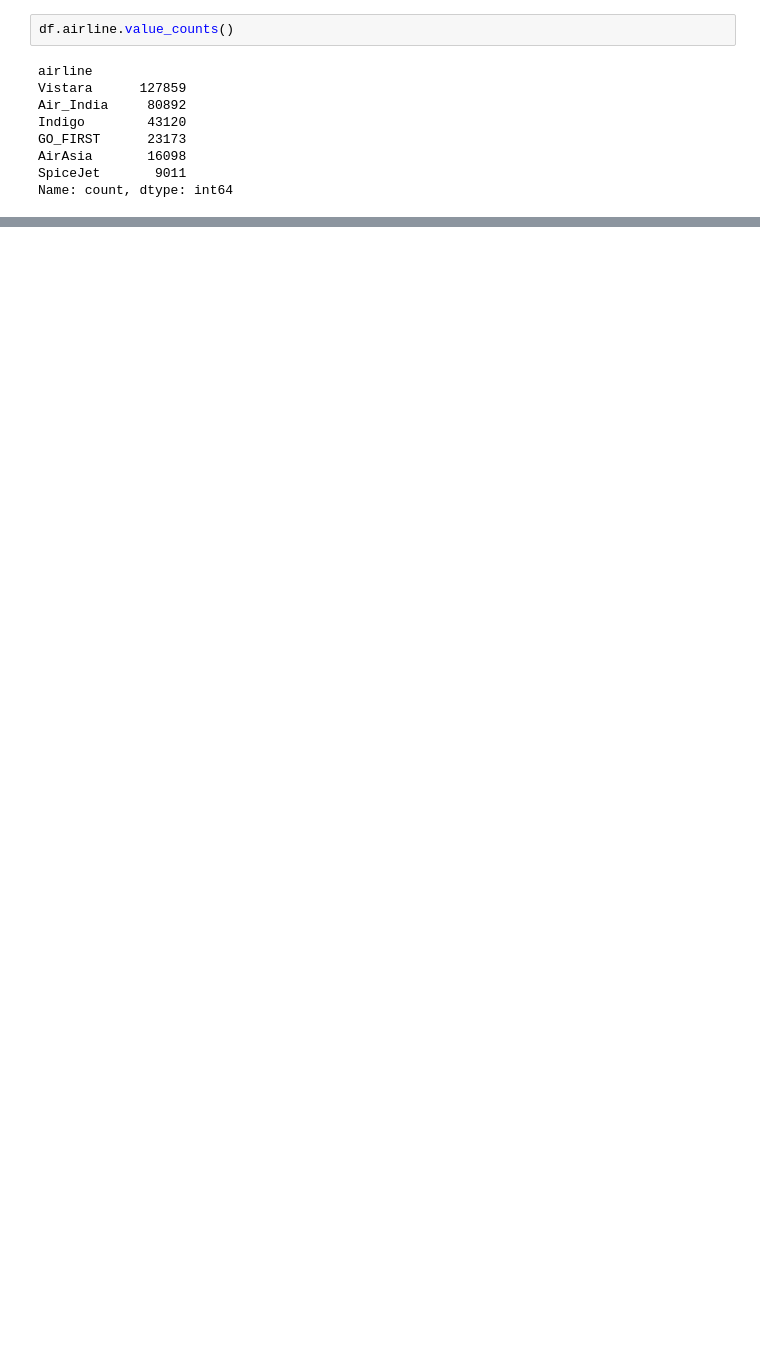
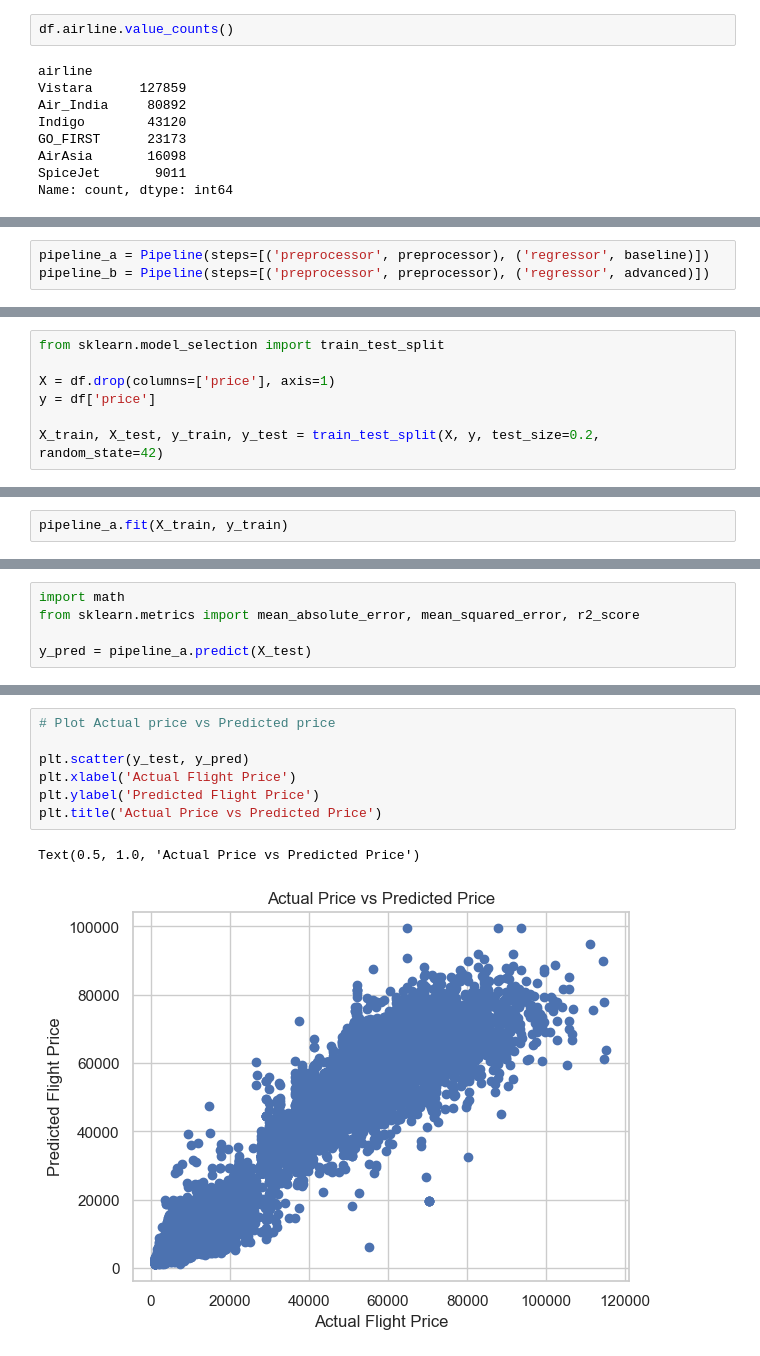
Before and after one commit to alex-yatseyko/portfolio, a Jupyter notebook: projects/Flight_price_prediction/flight_price.ipynb, the cells around one changed output, grey strips where cells are left out. Drawn from its saved outputs; the diff is of its cells as text; blank space fills up the shorter version.

```diff
--- a/projects/Flight_price_prediction/flight_price.ipynb
+++ b/projects/Flight_price_prediction/flight_price.ipynb
@@ -81,0 +124,3 @@ categorical_features = ['airline', 'source_city', 'departure_time', 'stops', 'ar
+# %%
+pipeline_a = Pipeline(steps=[('preprocessor', preprocessor), ('regressor', baseline)])
+pipeline_b = Pipeline(steps=[('preprocessor', preprocessor), ('regressor', advanced)])
@@ -81,0 +129,7 @@ categorical_features = ['airline', 'source_city', 'departure_time', 'stops', 'ar
+# %%
+from sklearn.model_selection import train_test_split
+
+X = df.drop(columns=['price'], axis=1)
+y = df['price']
+
+X_train, X_test, y_train, y_test = train_test_split(X, y, test_size=0.2, random_state=42)
@@ -81,0 +156,2 @@ categorical_features = ['airline', 'source_city', 'departure_time', 'stops', 'ar
+# %%
+pipeline_a.fit(X_train, y_train)
@@ -81,0 +193,5 @@ categorical_features = ['airline', 'source_city', 'departure_time', 'stops', 'ar
+# %%
+import math
+from sklearn.metrics import mean_absolute_error, mean_squared_error, r2_score
+
+y_pred = pipeline_a.predict(X_test)
@@ -81,0 +208,10 @@ categorical_features = ['airline', 'source_city', 'departure_time', 'stops', 'ar
+# %%
+# Plot Actual price vs Predicted price
+
+plt.scatter(y_test, y_pred)
+plt.xlabel('Actual Flight Price')
+plt.ylabel('Predicted Flight Price')
+plt.title('Actual Price vs Predicted Price')
+# %% [output]
+Text(0.5, 1.0, 'Actual Price vs Predicted Price')
+[figure, added]
```
Also changed, not shown: parts of 17 cells of this notebook.
